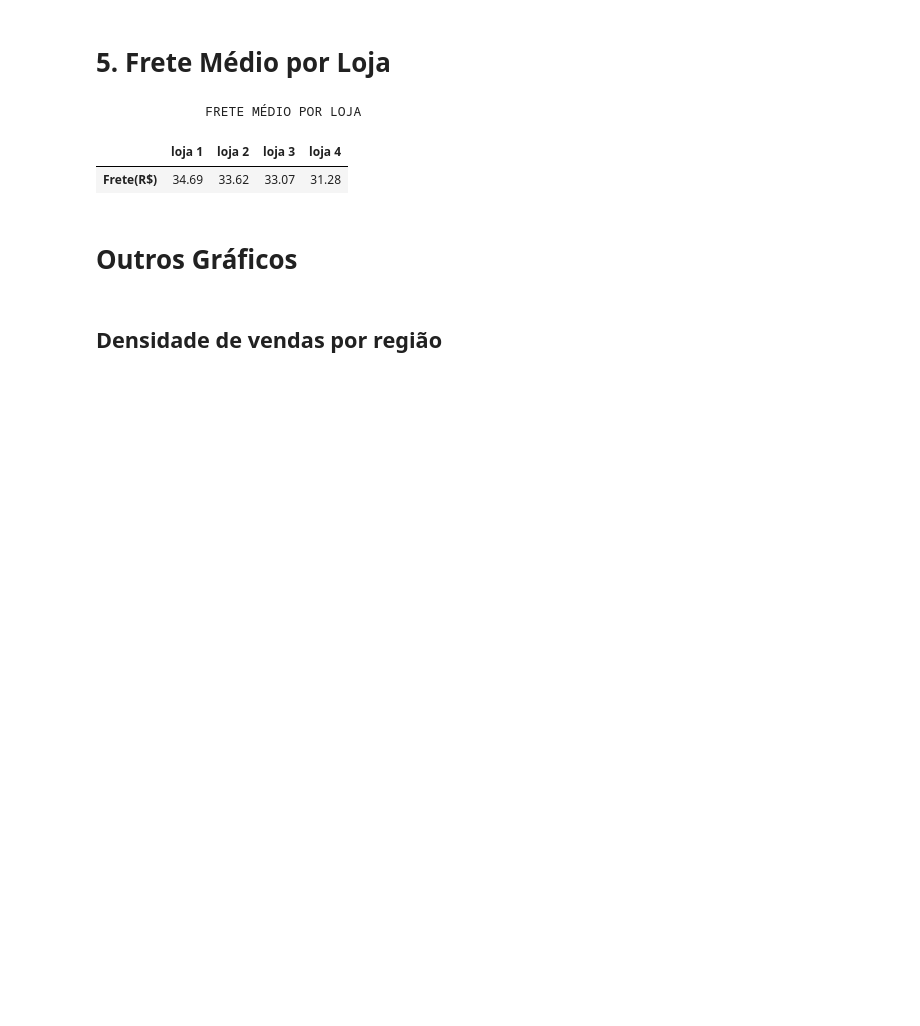
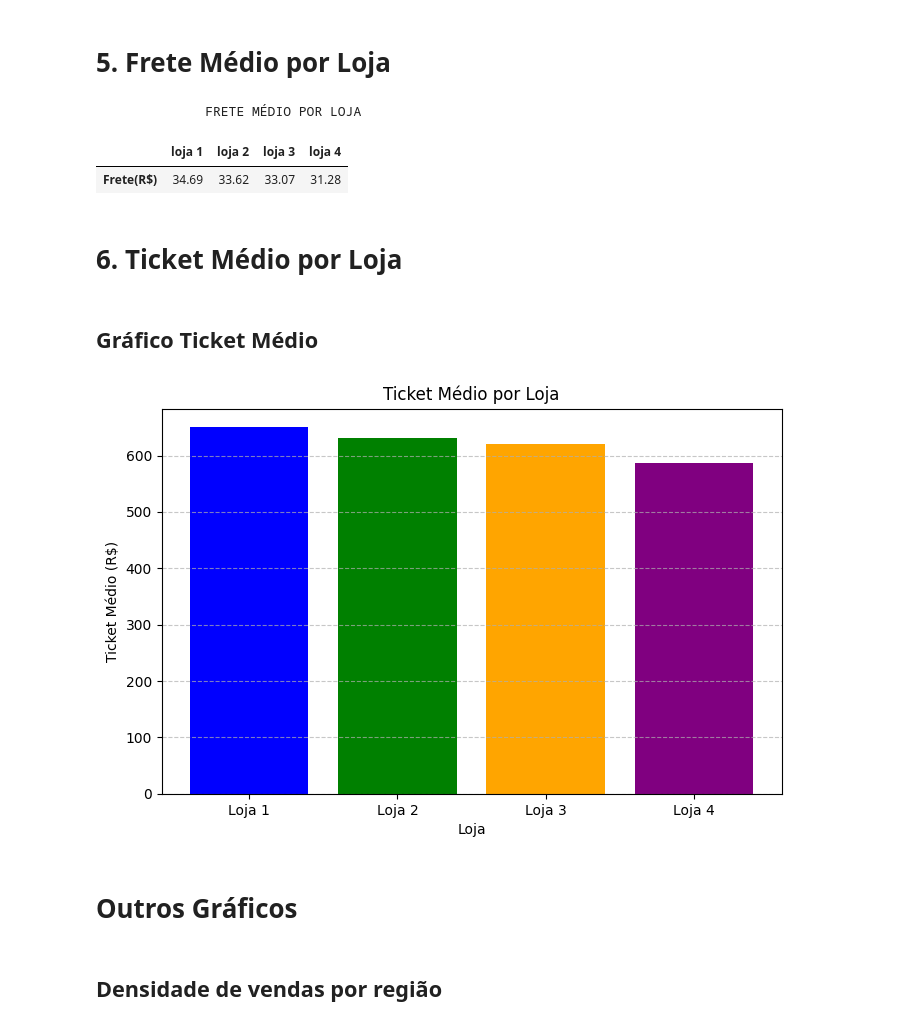
Before and after one commit to GabrielMS-cmd/Desafio_AluraStore, a Jupyter notebook: Desafio_LojasAlura_byGabriel.ipynb, the cells around one changed output. Drawn from its saved outputs; the diff is of its cells as text; code cells hidden in the pictures; blank space fills up the shorter version.

Commit message:
feat: ticket médio

```diff
--- a/Desafio_LojasAlura_byGabriel.ipynb
+++ b/Desafio_LojasAlura_byGabriel.ipynb
@@ -260,6 +260,43 @@ tabela_frete
               FRETE MÉDIO POR LOJA
 |  | loja 1 | loja 2 | loja 3 | loja 4 |
 | Frete(R$) | 34.69 | 33.62 | 33.07 | 31.28 |
+# %% [markdown]
+# 6. Ticket Médio por Loja
+# %%
+def ticket_medio(nome_loja):
+
+  ticket_medio_total = faturamento(nome_loja) / len((nome_loja['Produto']))
+
+  return ticket_medio_total
+
+ticket_medio_lojas = {
+    'Loja 1': round(ticket_medio(loja), 2),
+    'Loja 2': round(ticket_medio(loja2), 2),
+    'Loja 3': round(ticket_medio(loja3), 2),
+    'Loja 4': round(ticket_medio(loja4), 2)
+}
+
+print('              Ticket médio por loja\n')
+pd.DataFrame(ticket_medio_lojas, index=['Ticket Médio (R$)'])
+# %% [markdown]
+## Gráfico Ticket Médio
+# %%
+lojas_ticket = list(ticket_medio_lojas.keys())
+valores_ticket = list(ticket_medio_lojas.values())
+cores_ticket = ['blue', 'green', 'orange', 'purple']
+
+
+plt.figure(figsize=(8,5))
+plt.bar(lojas_ticket, valores_ticket, color=cores_ticket)
+
+plt.title('Ticket Médio por Loja')
+plt.ylabel('Ticket Médio (R$)')
+plt.xlabel('Loja')
+plt.grid(axis='y', linestyle='--', alpha=0.7)
+
+plt.show()
+# %% [output]
+[figure, added]
 # %% [markdown]
 # Outros Gráficos
 # %% [markdown]
```
Also changed, not shown: parts of 1 cell of this notebook.
